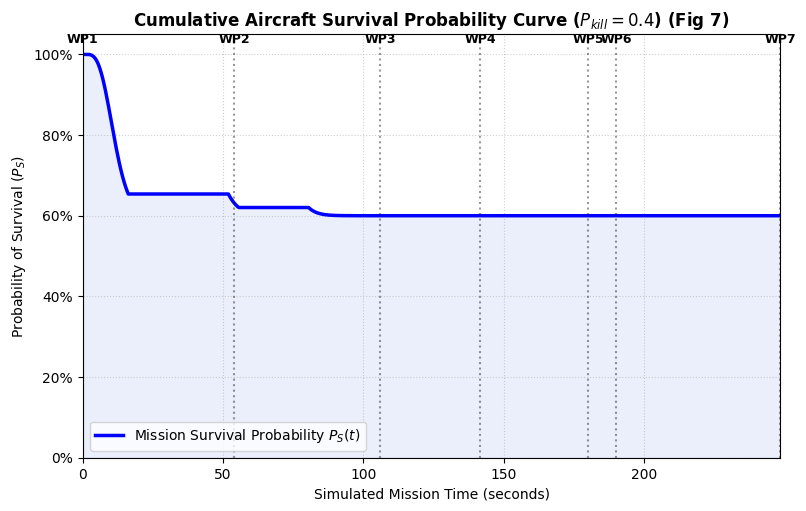
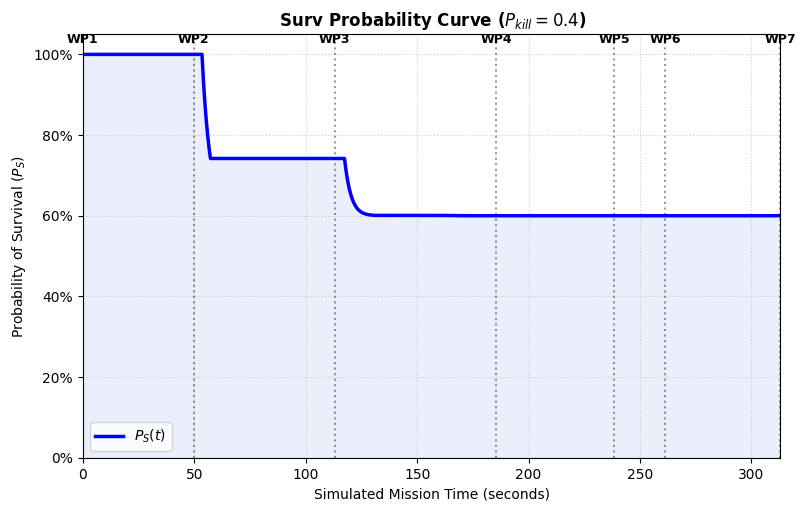
The change to this notebook cell's code, shown as a diff; its figure went from the first image to the second:
--- before
+++ after
@@ -1,20 +1,9 @@
-# =========================================================
-# CELL 5: CUMULATIVE SURVIVAL PROBABILITY (FIGURE 7 REPLICA)
-# =========================================================
-import numpy as np
-import matplotlib.pyplot as plt
 
-# 1. Survival calculation directly tied to the new 3-state Fire Model math
-# Aircraft survives if there is no fire OR if the fire misses (1 - P_kill)
 survival_prob = fire_probs[:, 0] + fire_probs[:, 1]
 
-# 2. Plot Figure 7
 fig, ax5 = plt.subplots(figsize=(9, 5.5))
-ax5.plot(time_steps, survival_prob, 'b-', lw=2.5, label='Mission Survival Probability $P_S(t)$')
-
-# Fill danger area context under the survival curve
+ax5.plot(time_steps, survival_prob, 'b-', lw=2.5, label='$P_S(t)$')
 ax5.fill_between(time_steps, survival_prob, color='royalblue', alpha=0.1)
 
-# Synchronize Waypoint vertical lines
 for idx, i in enumerate(wp_indices):
     t_val = time_steps[min(i, len(time_steps)-1)]
@@ -22,5 +11,5 @@
     ax5.text(t_val, 1.02, f"WP{idx+1}", ha='center', va='bottom', fontsize=9, weight='bold')
 
-ax5.set_title("Cumulative Aircraft Survival Probability Curve ($P_{kill} = 0.4$) (Fig 7)", fontsize=12, weight='bold')
+ax5.set_title(" Surv Probability Curve ($P_{kill} = 0.4$) ", fontsize=12, weight='bold')
 ax5.set_xlabel("Simulated Mission Time (seconds)")
 ax5.set_ylabel("Probability of Survival ($P_S$)")

Commit: Created using Colab